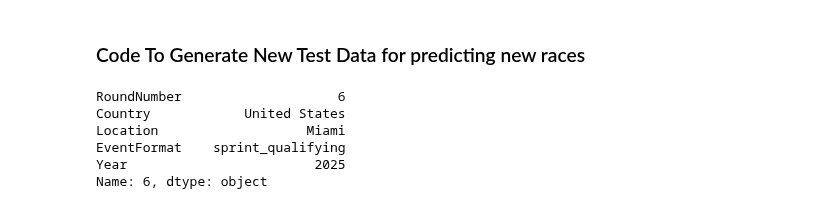
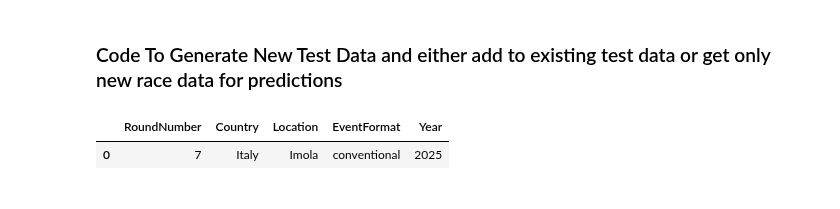
Before and after one commit to rohank36/f1, a Jupyter notebook: data.ipynb, the cells around one changed output. Saved outputs shown, nothing was run; the diff lists cells and outputs as text; code cells hidden in the pictures.

```diff
--- a/data.ipynb
+++ b/data.ipynb
@@ -219,2 +334,2 @@ test_data.to_csv("./data/test_data.csv",index=False)
 # %% [markdown]
-### Code To Generate New Test Data for predicting new races
+### Code To Generate New Test Data and either add to existing test data or get only new race data for predictions
@@ -223,10 +343,6 @@ test_data = pd.read_csv("test_data.csv")
 # %%
-new_race = meetings_2025_df.iloc[5,:] # edit which race you want to add here
-new_race
+new_race_df = meetings_df.iloc[[6]].reset_index(drop=True) # edit which race(s) you want to add here
+new_race_df
 # %% [output]
-RoundNumber                    6
-Country            United States
-Location                   Miami
-EventFormat    sprint_qualifying
-Year                        2025
-Name: 6, dtype: object
+|  | RoundNumber | Country | Location | EventFormat | Year |
+| 0 | 7 | Italy | Imola | conventional | 2025 |
```
Also changed, not shown: parts of 32 cells of this notebook, 19 other files.
